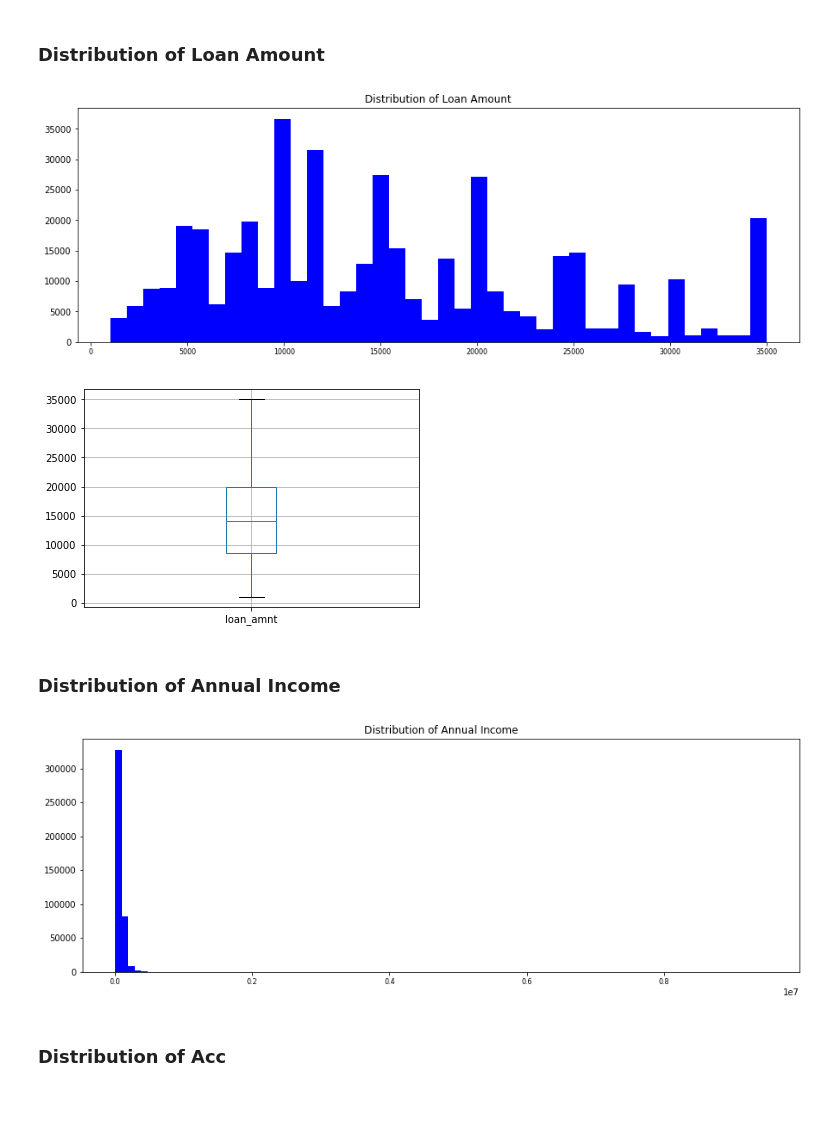
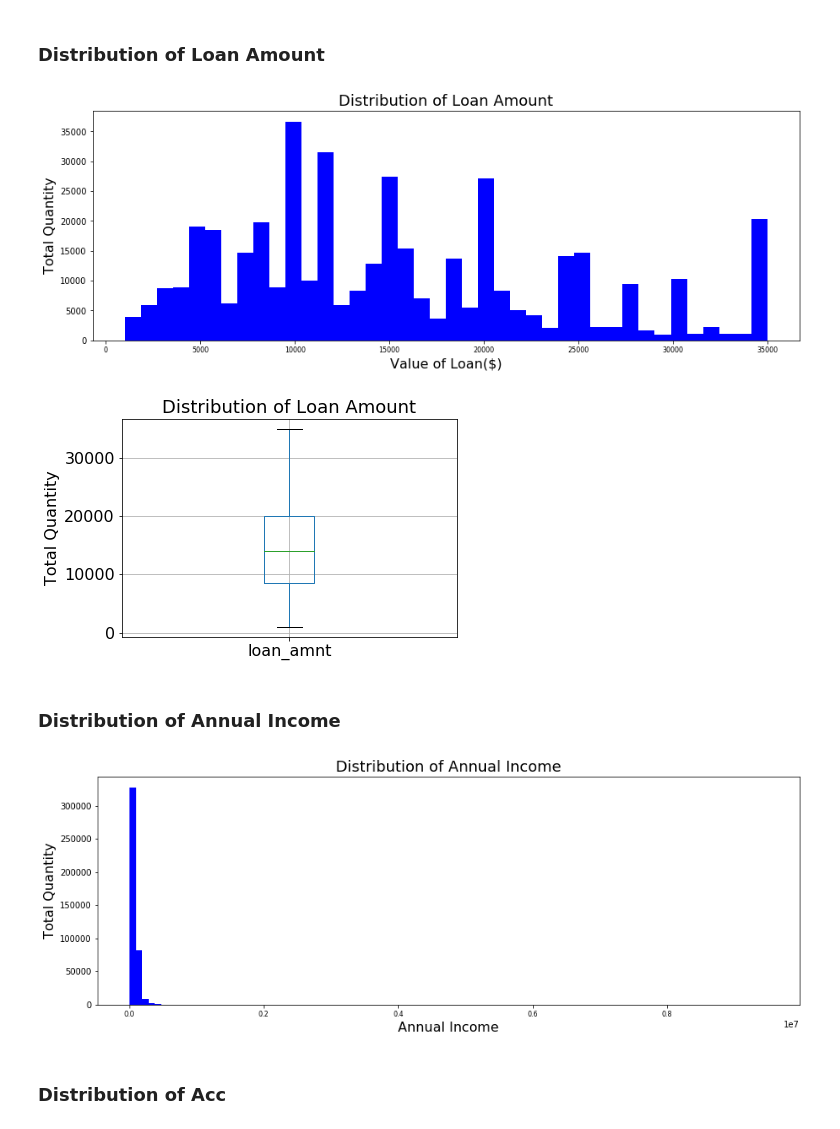
Before and after one commit to CFrensko/Capstone-2, a Jupyter notebook: Capstone Project 2 Lending Club Data Cleaning.ipynb, the cells around one changed output. Drawn from its saved outputs; the diff is of its cells as text; code cells hidden in the pictures; blank space fills up the shorter version.

```diff
--- a/Capstone Project 2 Lending Club Data Cleaning.ipynb
+++ b/Capstone Project 2 Lending Club Data Cleaning.ipynb
@@ -275,18 +275,22 @@ dtype: int64
 # %%
 loan_amnt_distribution=pd.DataFrame(approved['loan_amnt'].value_counts())
 loan_amnt_distribution.reset_index(inplace=True)
 loan_amnt_distribution.columns=['loan_amount','number of applicants']
 loan_amnt_distribution.head()
 
 approved["loan_amnt"].hist(color = 'blue',xlabelsize= 8,bins = 40,figsize = [15,5], grid=False)
-plt.title("Distribution of Loan Amount")
+plt.title("Distribution of Loan Amount", fontsize=18)
+plt.xlabel('Value of Loan($)', fontsize=16)
+plt.ylabel('Total Quantity', fontsize=16)
 plt.show()
 
-approved.boxplot(column='loan_amnt')
+approved.boxplot(column='loan_amnt',fontsize=16)
+plt.title("Distribution of Loan Amount", fontsize=18)
+plt.ylabel('Total Quantity', fontsize=16)
 plt.show()
 # %% [output]
-[figure, old version]
+[figure, new version]
-[figure, old version]
+[figure, new version]
 # %% [markdown]
 ### Distribution of Annual Income
 # %%
@@ -296,10 +300,12 @@ annual_inc_distribution.columns=['annual_inc','number of applicants']
 annual_inc_distribution.head()
 
 approved["annual_inc"].hist(color = 'blue',xlabelsize= 8,bins = 100,figsize = [15,5], grid=False)
-plt.title("Distribution of Annual Income")
+plt.title("Distribution of Annual Income", fontsize=18)
+plt.xlabel('Annual Income', fontsize=16)
+plt.ylabel('Total Quantity', fontsize=16)
 plt.show()
 # %% [output]
-[figure, old version]
+[figure, new version]
 # %% [markdown]
 ### Distribution of Acc
 # %%
```
Also changed, not shown: parts of 18 cells of this notebook, 1 other file.
